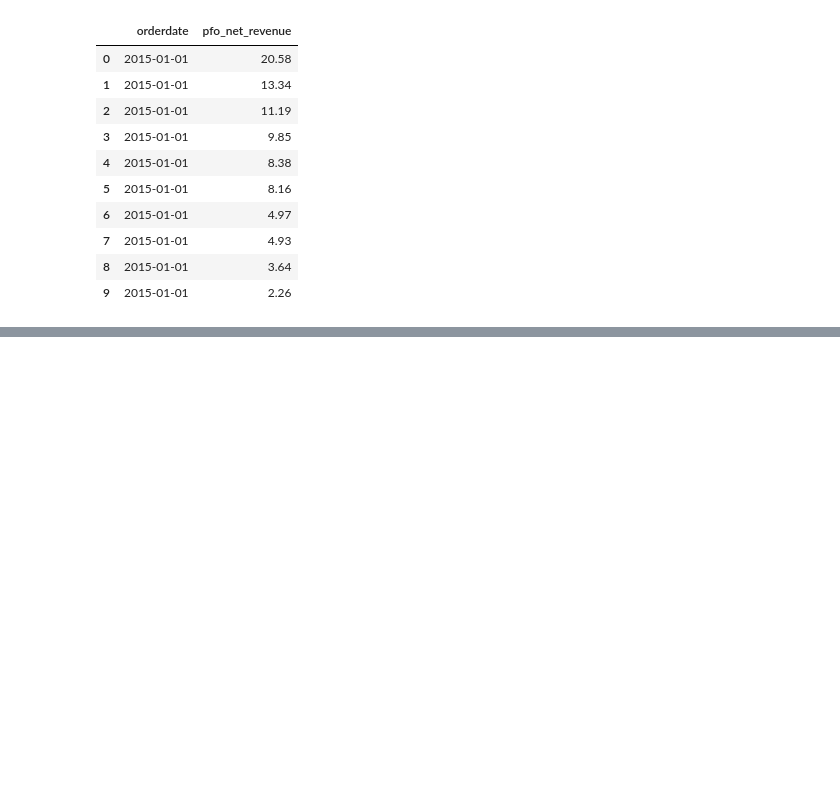
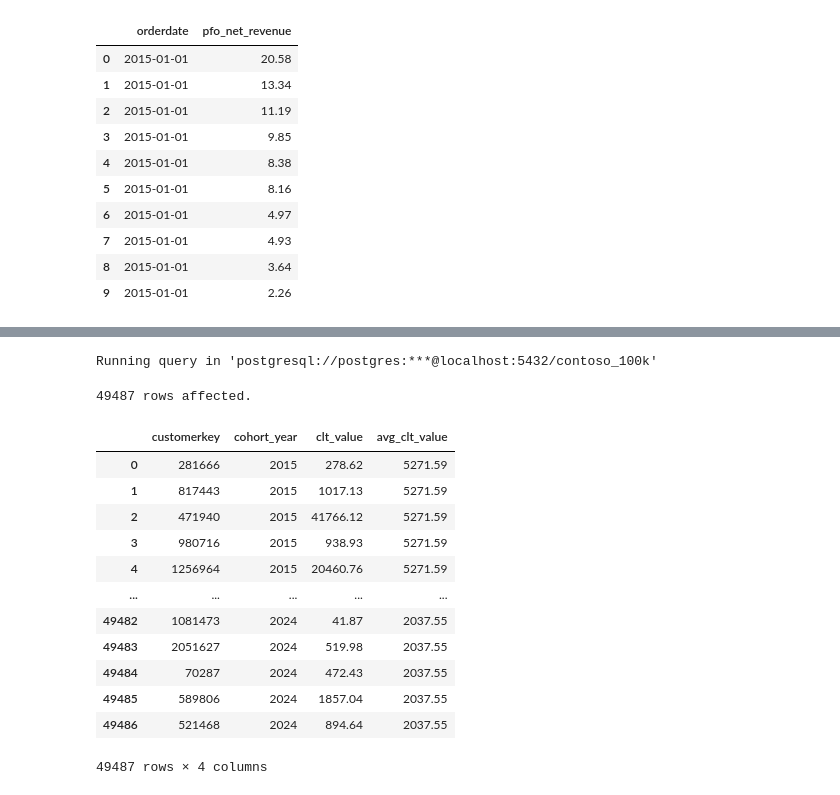
Before and after one commit to BoumrarMohamedAmine52/DASQL, a Jupyter notebook: Resources/Blank_SQL_Notebook.ipynb, the cells around one changed output, grey strips where cells are left out. Saved outputs shown, nothing was run; the diff lists cells and outputs as text; code cells hidden in the pictures; blank space fills up the shorter version.

```diff
--- a/Resources/Blank_SQL_Notebook.ipynb
+++ b/Resources/Blank_SQL_Notebook.ipynb
@@ -828,0 +866,34 @@ Running query in 'postgresql://postgres:***@localhost:5432/contoso_100k'
+# %%
+%%sql
+
+with netr_per_cohoryear_customerkey as (
+  select
+    customerkey,
+    extract(year from min(orderdate)) as cohort_year,
+    sum(netprice * quantity * exchangerate)  as clt_value
+  from
+    sales
+  group by
+    customerkey)
+
+select
+    *,
+    avg(clt_value) over(partition by cohort_year) avg_clt_value
+from
+    netr_per_cohoryear_customerkey;
+# %% [output]
+Running query in 'postgresql://postgres:***@localhost:5432/contoso_100k'
+49487 rows affected.
+|  | customerkey | cohort_year | clt_value | avg_clt_value |
+| 0 | 281666 | 2015 | 278.62 | 5271.59 |
+| 1 | 817443 | 2015 | 1017.13 | 5271.59 |
+| 2 | 471940 | 2015 | 41766.12 | 5271.59 |
+| 3 | 980716 | 2015 | 938.93 | 5271.59 |
+| 4 | 1256964 | 2015 | 20460.76 | 5271.59 |
+| ... | ... | ... | ... | ... |
+| 49482 | 1081473 | 2024 | 41.87 | 2037.55 |
+| 49483 | 2051627 | 2024 | 519.98 | 2037.55 |
+| 49484 | 70287 | 2024 | 472.43 | 2037.55 |
+| 49485 | 589806 | 2024 | 1857.04 | 2037.55 |
+| 49486 | 521468 | 2024 | 894.64 | 2037.55 |
+49487 rows × 4 columns
```
Also changed, not shown: parts of 4 cells of this notebook.
